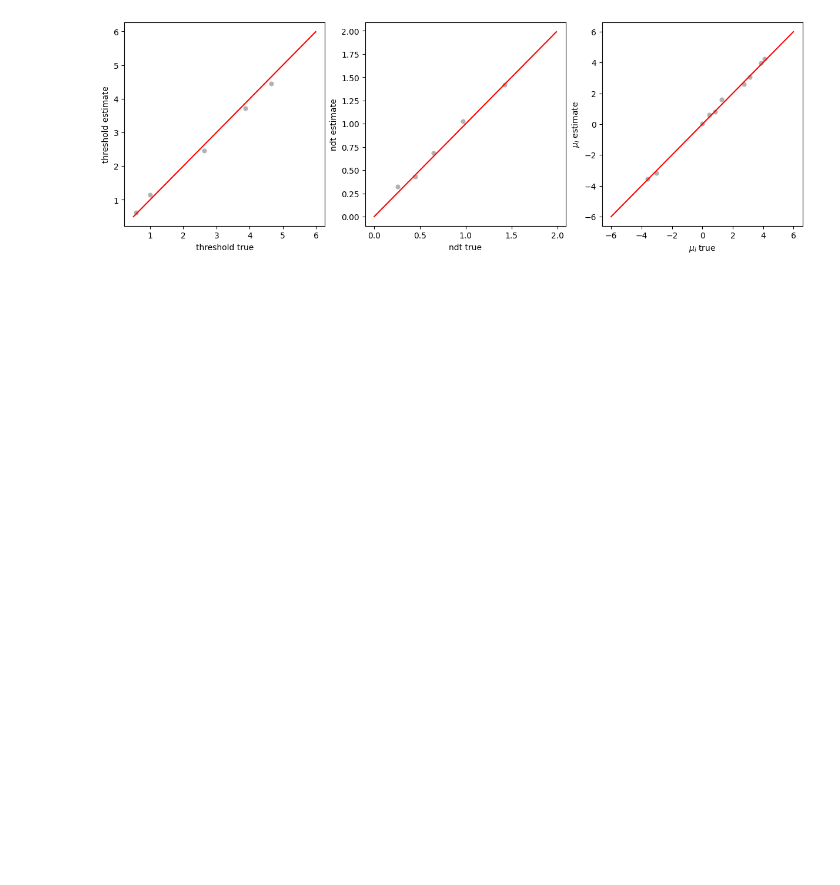
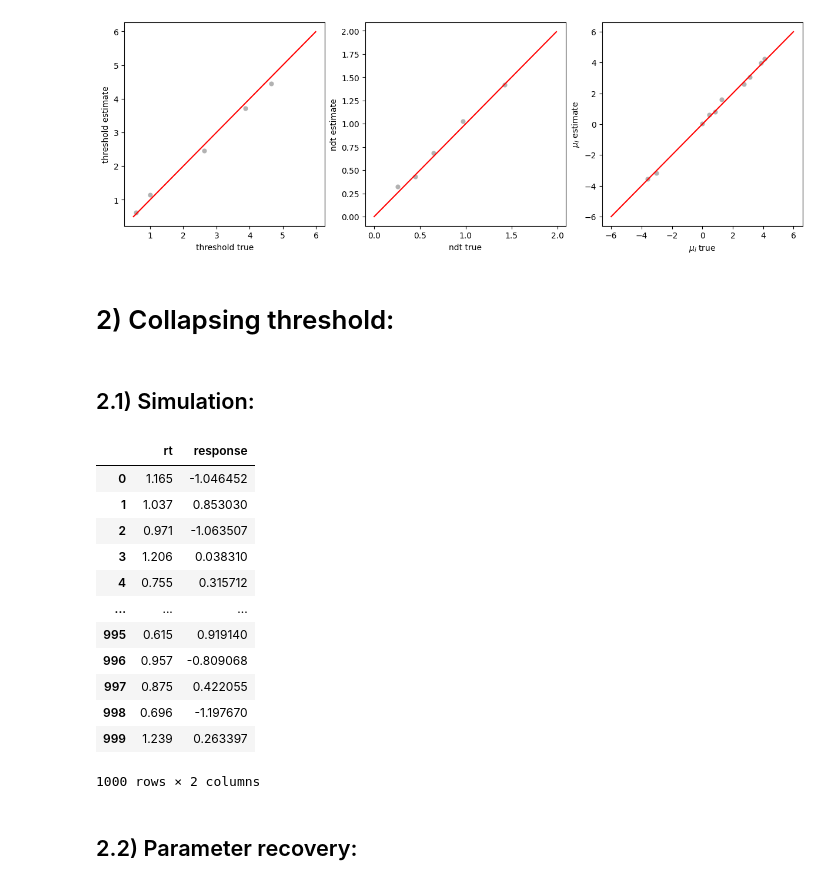
Before and after one commit to AmirHoseinHadian/CRDDM, a Jupyter notebook: docs/Circular diffusion model.ipynb, the cells around one changed output. Drawn from its saved outputs; the diff is of its cells as text; code cells hidden in the pictures; blank space fills up the shorter version.

```diff
--- a/docs/Circular diffusion model.ipynb
+++ b/docs/Circular diffusion model.ipynb
@@ -113,3 +115,38 @@ plt.xlabel(r'$\mu_i$ true')
 plt.ylabel(r'$\mu_i$ estimate');
 # %% [output]
 [figure]
+# %% [markdown]
+# 2) Collapsing threshold:
+# %% [markdown]
+## 2.1) Simulation:
+# %%
+threshold = 2
+decay = 0.5
+drift_vector = np.array([2, 0])
+ndt = 0.3
+
+cdm = CDM.CollapsingThresholdCDM()
+
+df = cdm.simulate(threshold,
+                  decay,
+                  drift_vector,
+                  ndt,
+                  n_sample=1000)
+# %%
+df
+# %% [output]
+|  | rt | response |
+| 0 | 1.165 | -1.046452 |
+| 1 | 1.037 | 0.853030 |
+| 2 | 0.971 | -1.063507 |
+| 3 | 1.206 | 0.038310 |
+| 4 | 0.755 | 0.315712 |
+| ... | ... | ... |
+| 995 | 0.615 | 0.919140 |
+| 996 | 0.957 | -0.809068 |
+| 997 | 0.875 | 0.422055 |
+| 998 | 0.696 | -1.197670 |
+| 999 | 1.239 | 0.263397 |
+1000 rows × 2 columns
+# %% [markdown]
+## 2.2) Parameter recovery:
```
Also changed, not shown: parts of 7 cells of this notebook, 3 other files.
